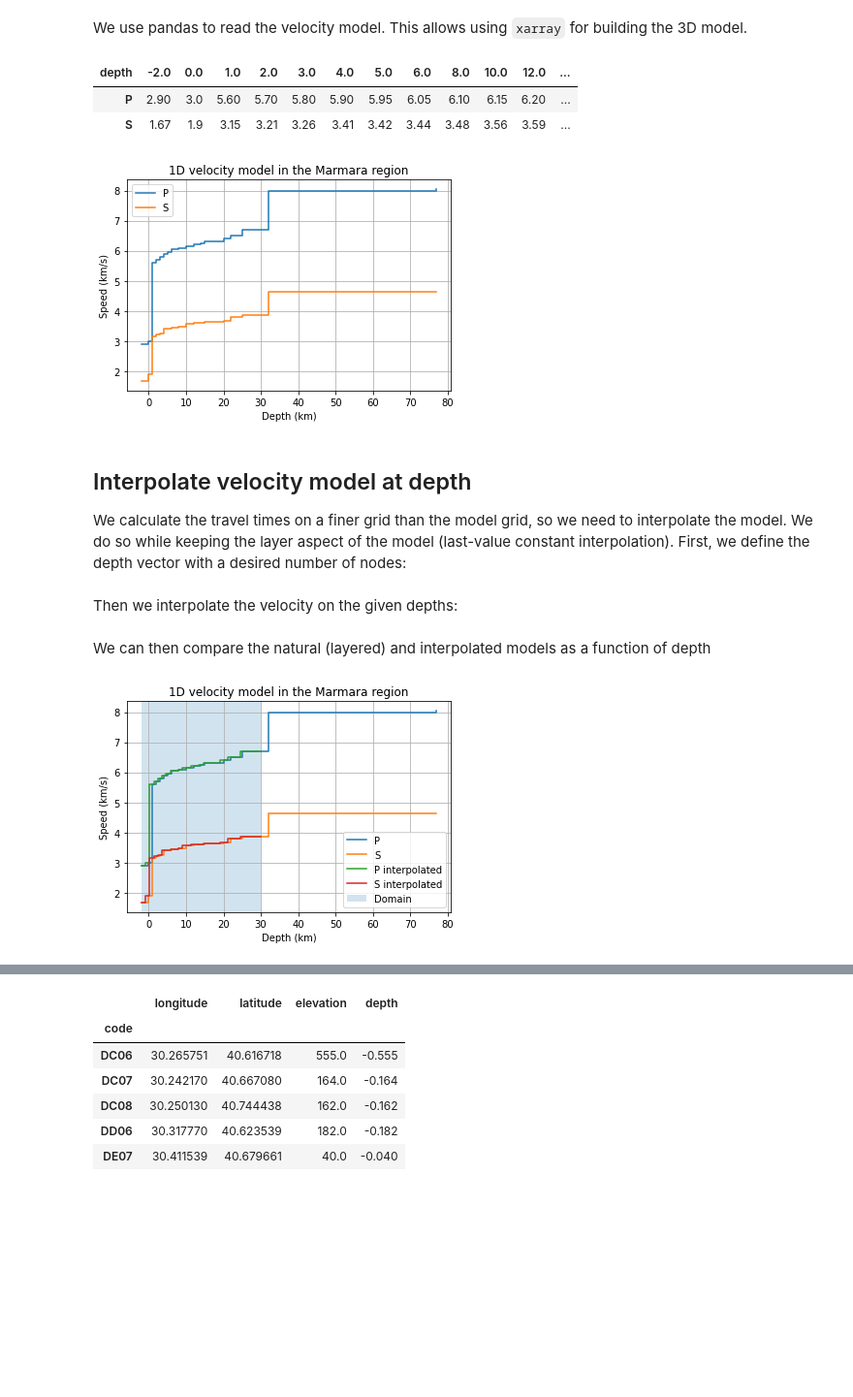
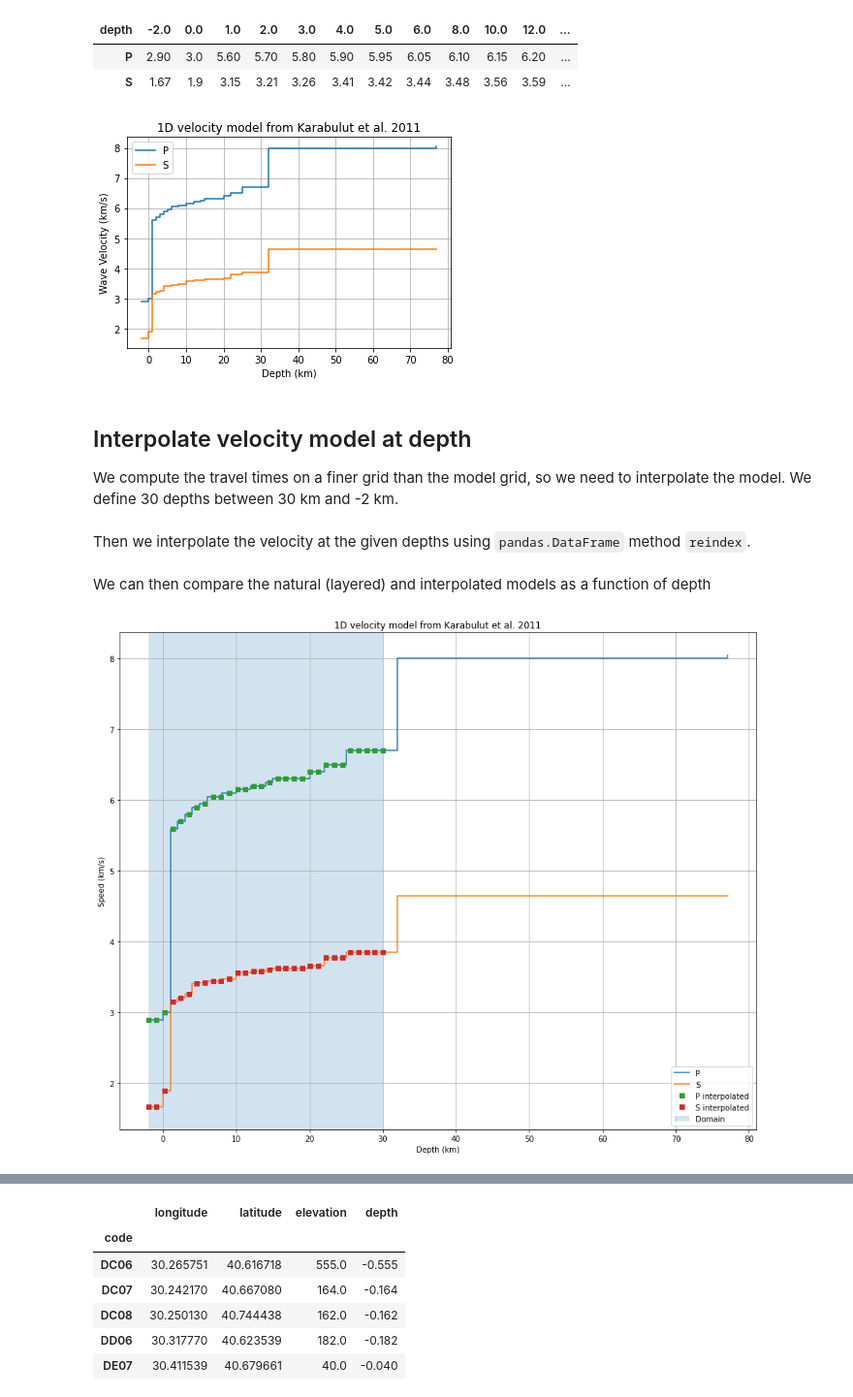
Before and after one commit to ebeauce/beampower, a Jupyter notebook: notebooks/2_travel_times.ipynb, the cells around one changed output, grey strips where cells are left out. Shown at 97% size. Saved outputs shown, nothing was run; the diff lists cells and outputs as text; code cells hidden in the pictures; blank space fills up the shorter version.

```diff
--- a/notebooks/2_travel_times.ipynb
+++ b/notebooks/2_travel_times.ipynb
@@ -37,7 +37,5 @@ We downloaded the velocity model of [Karabulut et al. (2011)](https://www.scienc
 # %%
 FILEPATH_VELOCITY = "../data/velocity_model_Karabulut2011.csv"
-# %% [markdown]
-We use pandas to read the velocity model. This allows using `xarray` for building the 3D model.
 # %%
 # Read velocity model
 velocity_layers = pd.read_csv(
@@ -61,42 +59,45 @@ velocity_layers.T
 # %%
 ax = velocity_layers.plot(
     drawstyle="steps-post",
-    ylabel="Speed (km/s)",
+    ylabel="Wave Velocity (km/s)",
     xlabel="Depth (km)",
-    title="1D velocity model in the Marmara region",
+    title="1D velocity model from Karabulut et al. 2011",
     grid=True,
 )
 # %% [output]
-[figure, old version]
+[figure, new version]
 # %% [markdown]
 ## Interpolate velocity model at depth
 
-We calculate the travel times on a finer grid than the model grid, so we need to interpolate the model. We do so while keeping the layer aspect of the model (last-value constant interpolation). First, we define the depth vector with a desired number of nodes:
+We compute the travel times on a finer grid than the model grid, so we need to interpolate the model. We define 30 depths between 30 km and -2 km.
 # %%
 depths = np.linspace(30.0, -2.0, 30)
 # %% [markdown]
-Then we interpolate the velocity on the given depths:
+Then we interpolate the velocity at the given depths using `pandas.DataFrame` method `reindex`.
 # %%
 velocity_layers_interp = velocity_layers.reindex(depths, method="ffill")
 # %% [markdown]
 We can then compare the natural (layered) and interpolated models as a function of depth
 # %%
 velocity_layers.plot(drawstyle="steps-post")
-velocity_layers_interp.plot(
+velocity_layers_interp.sort_values("depth").plot(
     drawstyle="steps-post",
     xlabel="Depth (km)",
     ylabel="Speed (km/s)",
-    title="1D velocity model in the Marmara region",
+    title="1D velocity model from Karabulut et al. 2011",
     ax=plt.gca(),
     grid=True,
+    figsize=(15, 12),
+    marker="s",
+    ls=""
 )
 
 # Labels and legends
 plt.axvspan(depths.min(), depths.max(), alpha=0.2)
 plt.legend(["P", "S", "P interpolated", "S interpolated", "Domain"])
 plt.show()
 # %% [output]
-[figure, old version]
+[figure, new version]
 # %% [markdown]
 ## Expand model laterally
 
```
Also changed, not shown: parts of 12 cells of this notebook, 2 other files.
